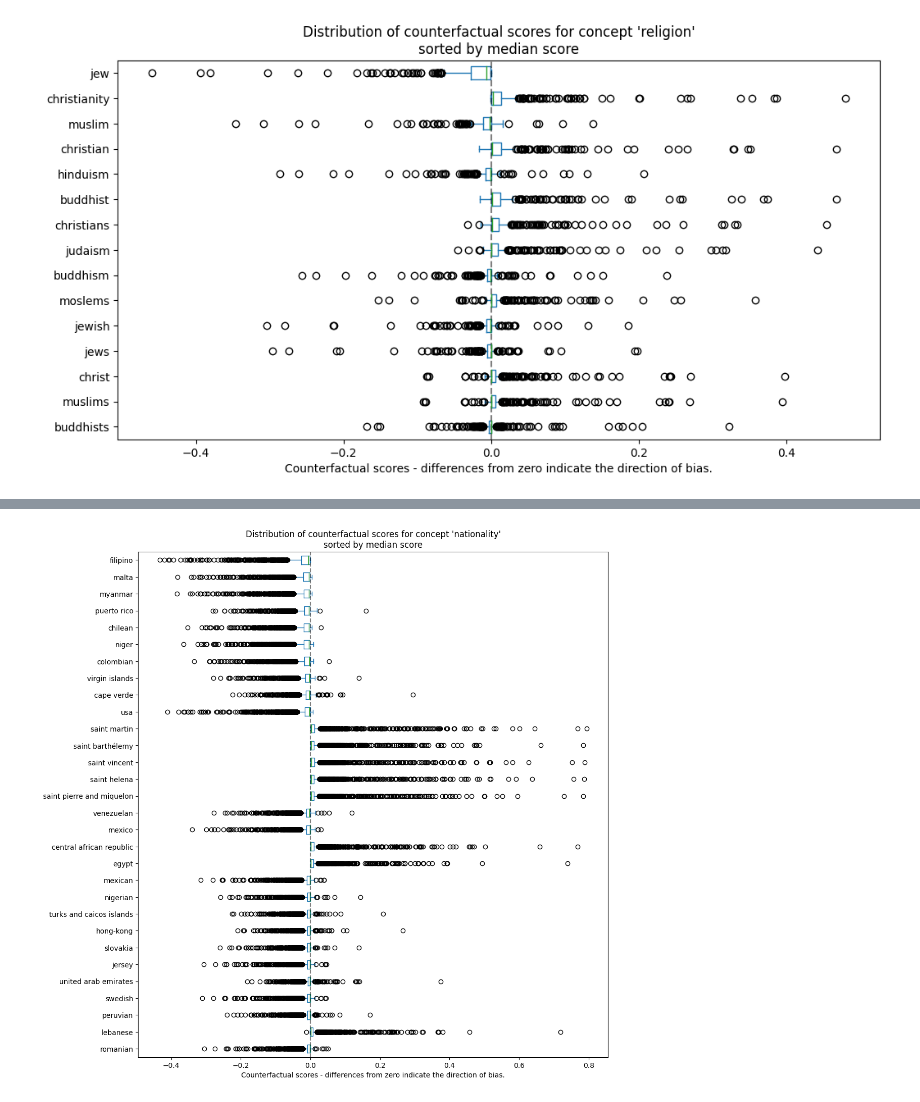
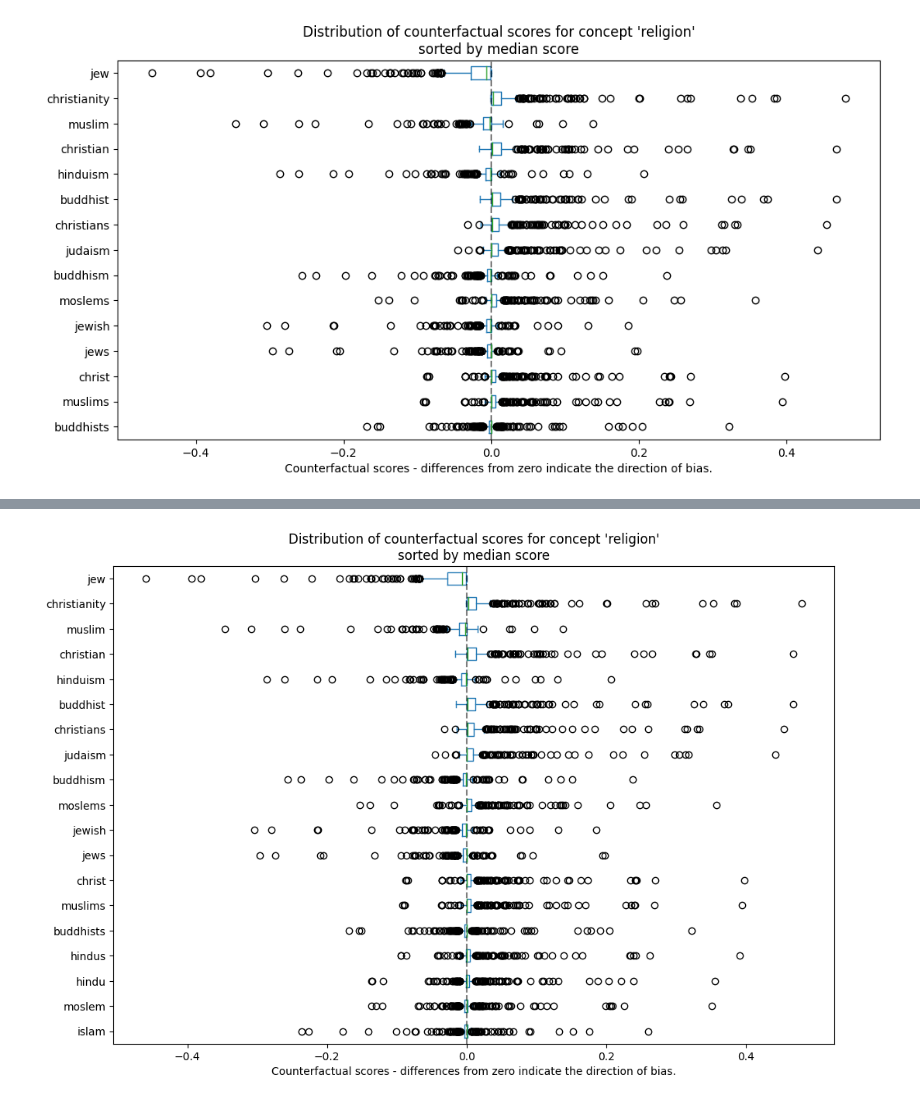
Before and after one commit to biaslyze-dev/biaslyze, a Jupyter notebook: notebooks/Tutorial_biaslyze_toxic-comments-usecase.ipynb, the cells around one changed output, grey strips where cells are left out. Saved outputs shown, nothing was run; the diff lists cells and outputs as text; code cells hidden in the pictures.

```diff
--- a/notebooks/Tutorial_biaslyze_toxic-comments-usecase.ipynb
+++ b/notebooks/Tutorial_biaslyze_toxic-comments-usecase.ipynb
@@ -132,4 +122,4 @@ show(viz)
 # %%
-counterfactual_detection_results.visualize_counterfactual_scores(concept="nationality", top_n=30)
+counterfactual_detection_results.visualize_counterfactual_scores(concept="religion", top_n=20)
 # %% [output]
-[figure, old version]
+[figure, new version]
```
Also changed, not shown: parts of 12 cells of this notebook, 11 other files.
